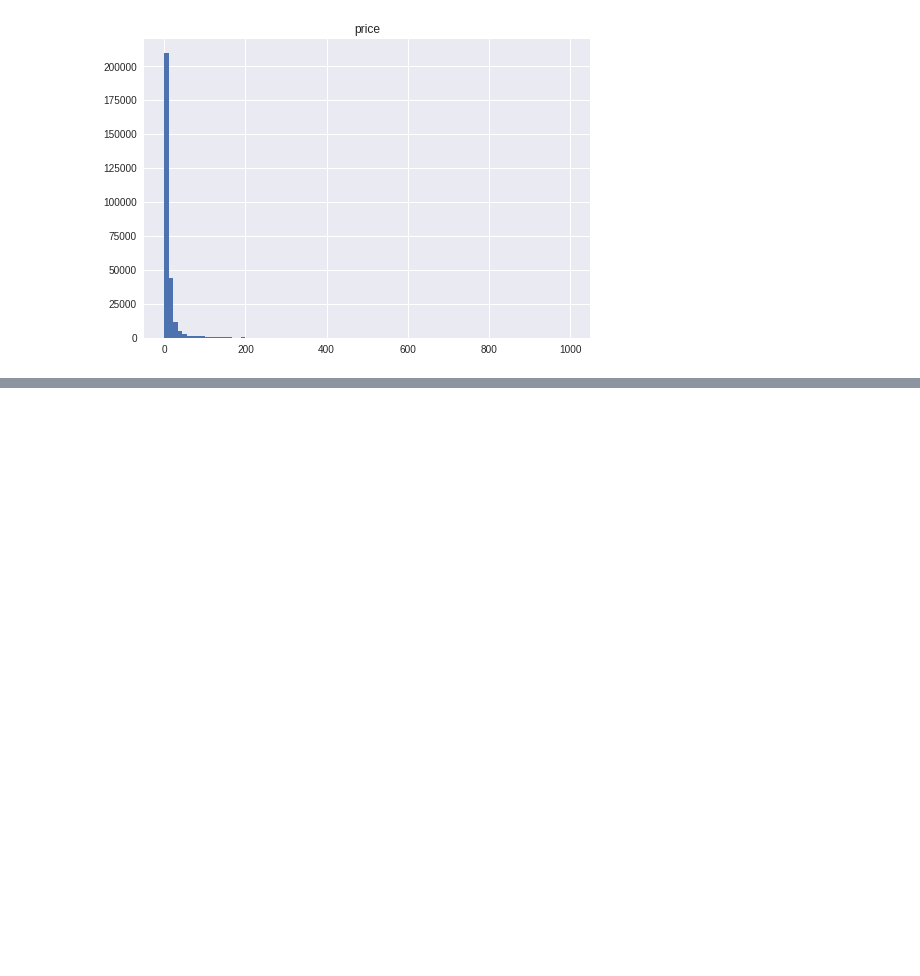
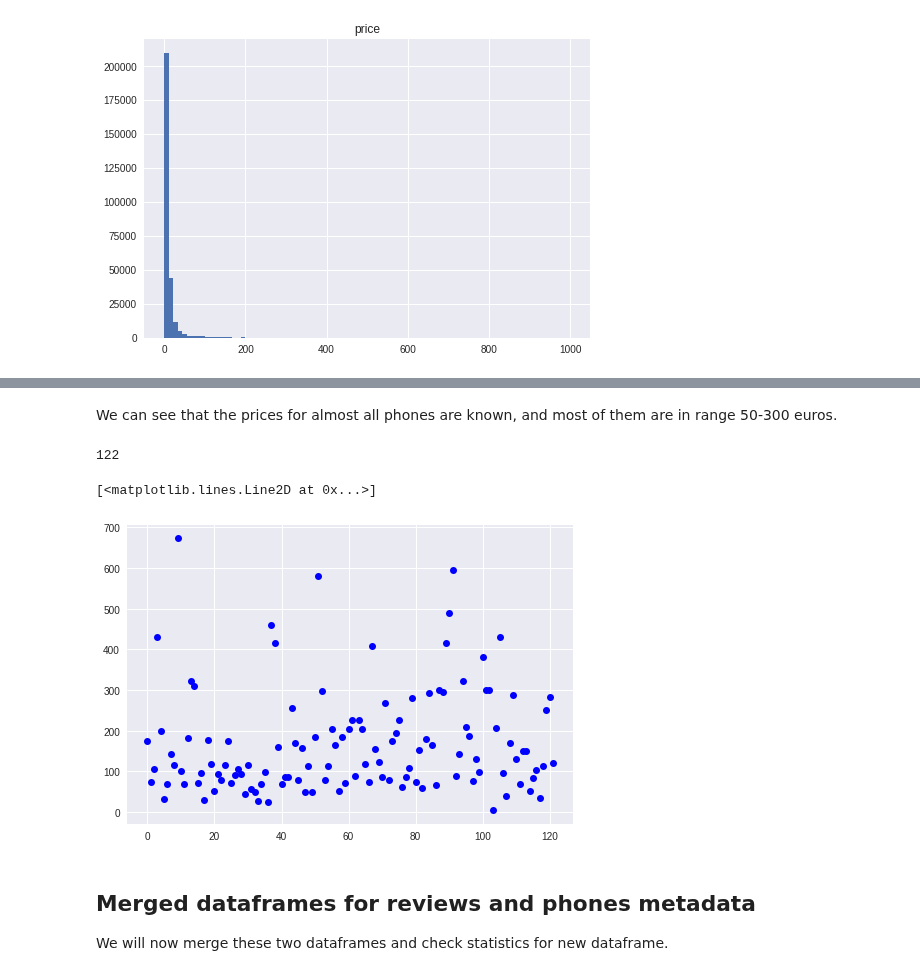
Before and after one commit to MsSquirrel/ADA---MAK, a Jupyter notebook: Project/kristina_project.ipynb, the cells around one changed output, grey strips where cells are left out. Drawn from its saved outputs; the diff is of its cells as text; code cells hidden in the pictures; blank space fills up the shorter version.

Commit message:
wip project - more descriptive statistics

```diff
--- a/Project/kristina_project.ipynb
+++ b/Project/kristina_project.ipynb
@@ -125,0 +194,20 @@ array([[<matplotlib.axes._subplots.AxesSubplot object at 0x...>]], dtype=object)
+# %% [markdown]
+We can see that the prices for almost all phones are known, and most of them are in range 50-300 euros.
+# %%
+# TODO: show this nicer!
+
+avg_prices = phones_df.groupby('brand')['price'].mean()
+d = [i for i in range(0, len(avg_prices))]
+print(len(d))
+plt.plot(d, avg_prices, 'bo')
+
+#sns.barplot(x=avg_prices[0:20], y=phones_df.brand[0:20], palette="Greens_r")
+# %% [output]
+122
+[<matplotlib.lines.Line2D at 0x...>]
+[figure, added]
+# %% [markdown]
+## Merged dataframes for reviews and phones metadata
+
+
+We will now merge these two dataframes and check statistics for new dataframe.
```
Also changed, not shown: parts of 17 cells of this notebook.
